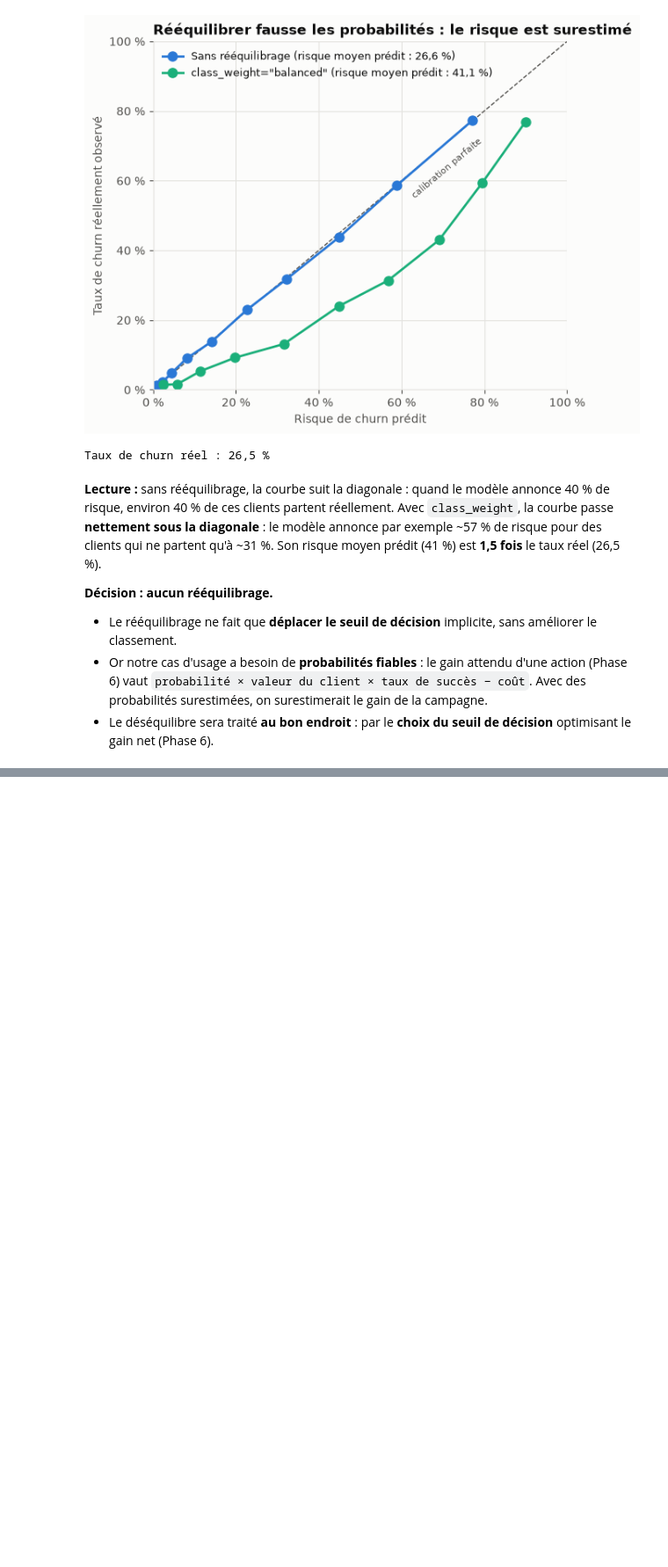
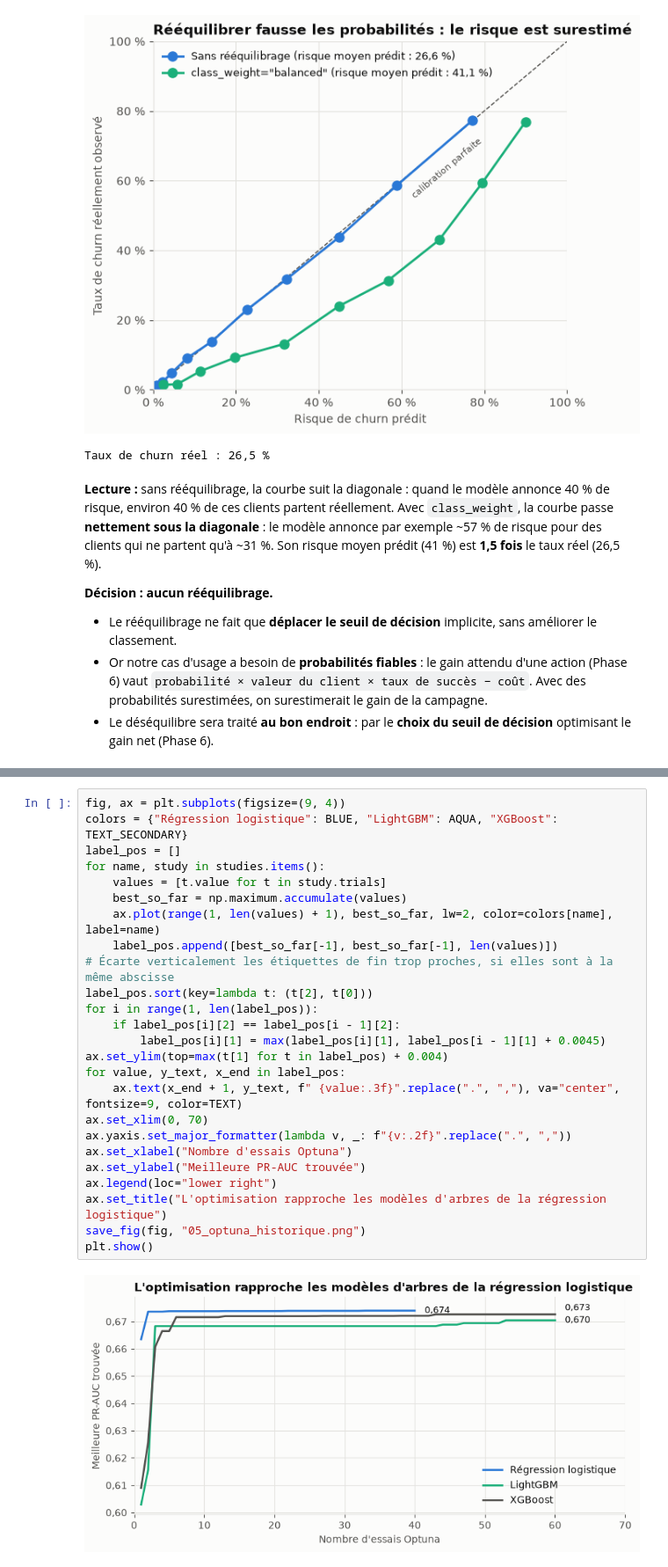
Before and after one commit to cheikhahmedtidiane/projet_churn_clients, a Jupyter notebook: notebooks/05_modelisation.ipynb, the cells around one changed output, grey strips where cells are left out. Shown at 88% size. Drawn from its saved outputs; the diff is of its cells as text; blank space fills up the shorter version.

Commit message:
Phase 5.4-5.5 : optimisation Optuna, choix du modèle final et sauvegarde

```diff
--- a/notebooks/05_modelisation.ipynb
+++ b/notebooks/05_modelisation.ipynb
@@ -201,0 +269,27 @@ Taux de churn réel : 26,5 %
+# %%
+fig, ax = plt.subplots(figsize=(9, 4))
+colors = {"Régression logistique": BLUE, "LightGBM": AQUA, "XGBoost": TEXT_SECONDARY}
+label_pos = []
+for name, study in studies.items():
+    values = [t.value for t in study.trials]
+    best_so_far = np.maximum.accumulate(values)
+    ax.plot(range(1, len(values) + 1), best_so_far, lw=2, color=colors[name], label=name)
+    label_pos.append([best_so_far[-1], best_so_far[-1], len(values)])
+# Écarte verticalement les étiquettes de fin trop proches, si elles sont à la même abscisse
+label_pos.sort(key=lambda t: (t[2], t[0]))
+for i in range(1, len(label_pos)):
+    if label_pos[i][2] == label_pos[i - 1][2]:
+        label_pos[i][1] = max(label_pos[i][1], label_pos[i - 1][1] + 0.0045)
+ax.set_ylim(top=max(t[1] for t in label_pos) + 0.004)
+for value, y_text, x_end in label_pos:
+    ax.text(x_end + 1, y_text, f" {value:.3f}".replace(".", ","), va="center", fontsize=9, color=TEXT)
+ax.set_xlim(0, 70)
+ax.yaxis.set_major_formatter(lambda v, _: f"{v:.2f}".replace(".", ","))
+ax.set_xlabel("Nombre d'essais Optuna")
+ax.set_ylabel("Meilleure PR-AUC trouvée")
+ax.legend(loc="lower right")
+ax.set_title("L'optimisation rapproche les modèles d'arbres de la régression logistique")
+save_fig(fig, "05_optuna_historique.png")
+plt.show()
+# %% [output]
+[figure, added]
```
Also changed, not shown: parts of 14 cells of this notebook, 6 other files.
